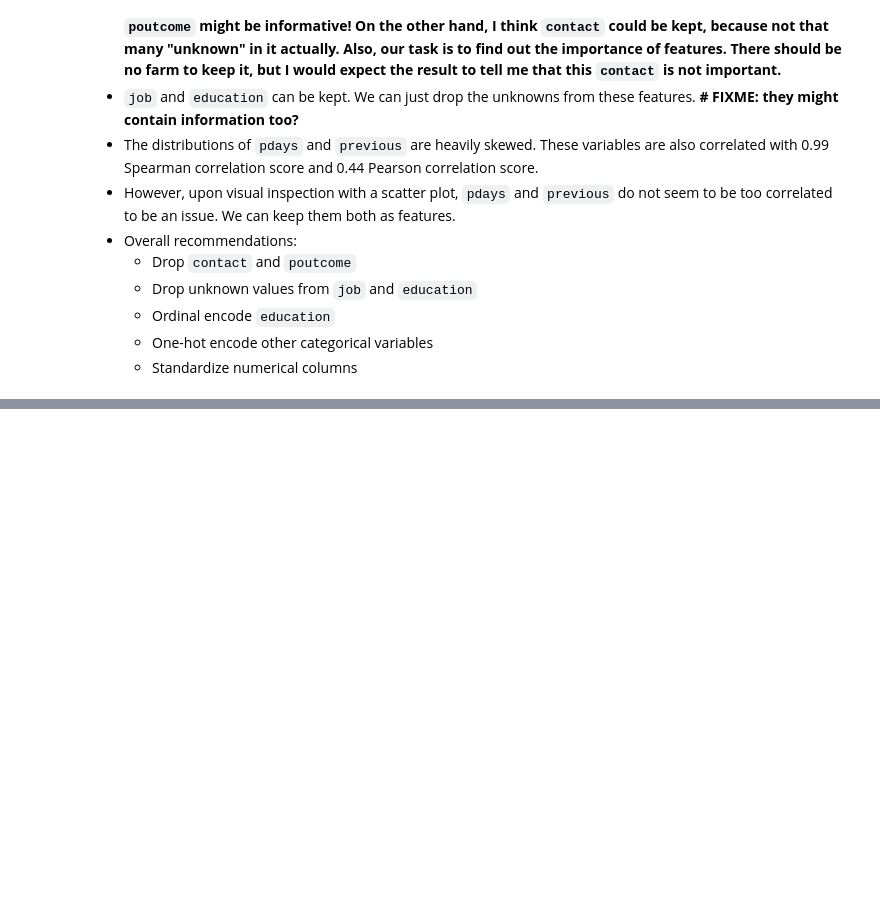
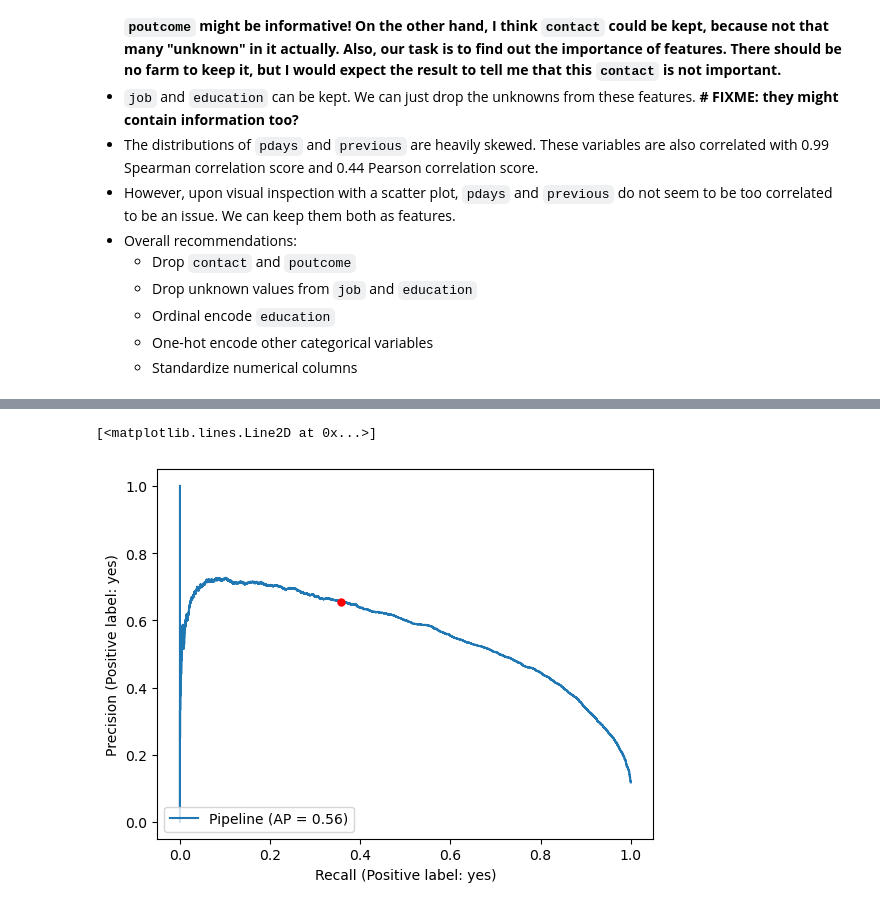
Before and after one commit to UBC-MDS/dsci522_group21, a Jupyter notebook: term_deposit_analysis.ipynb, the cells around one changed output, grey strips where cells are left out. Saved outputs shown, nothing was run; the diff lists cells and outputs as text; code cells hidden in the pictures; blank space fills up the shorter version.

```diff
--- a/term_deposit_analysis.ipynb
+++ b/term_deposit_analysis.ipynb
@@ -175,0 +229,3 @@ col_transformer = make_column_transformer((OneHotEncoder(sparse_output=False, dr
+# %%
+y_pred = lr_pipe.predict(X_train)
+print(classification_report(y_train, y_pred))
@@ -175,0 +241,10 @@ col_transformer = make_column_transformer((OneHotEncoder(sparse_output=False, dr
+# %%
+from sklearn.metrics import PrecisionRecallDisplay, average_precision_score, recall_score, precision_score
+import matplotlib.pyplot as plt
+PrecisionRecallDisplay.from_estimator(lr_pipe, X_train, y_train)
+
+# plot point
+plt.plot(recall_score(y_train, y_pred, pos_label="yes"), precision_score(y_train, y_pred, pos_label="yes"), "ro", markersize=5) # red circle
+# %% [output]
+[<matplotlib.lines.Line2D at 0x...>]
+[figure, added]
```
Also changed, not shown: parts of 11 cells of this notebook.
